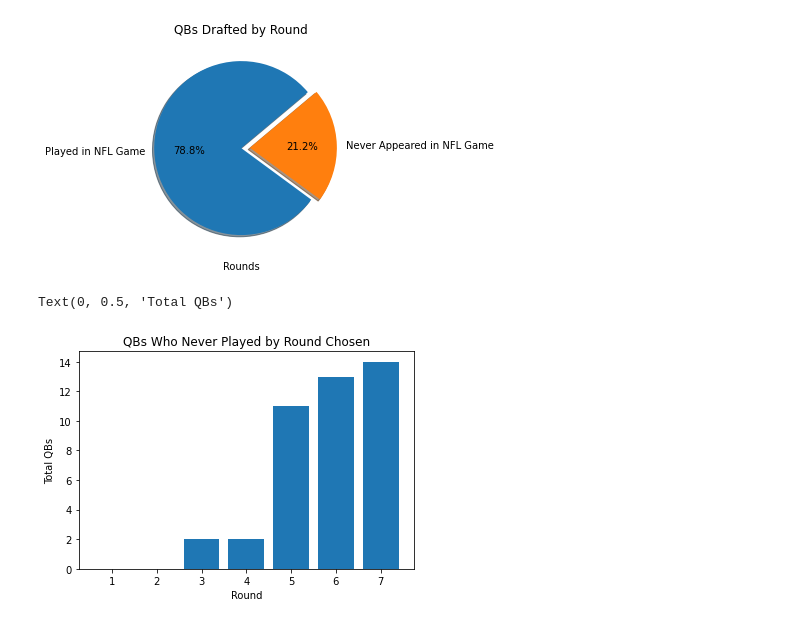
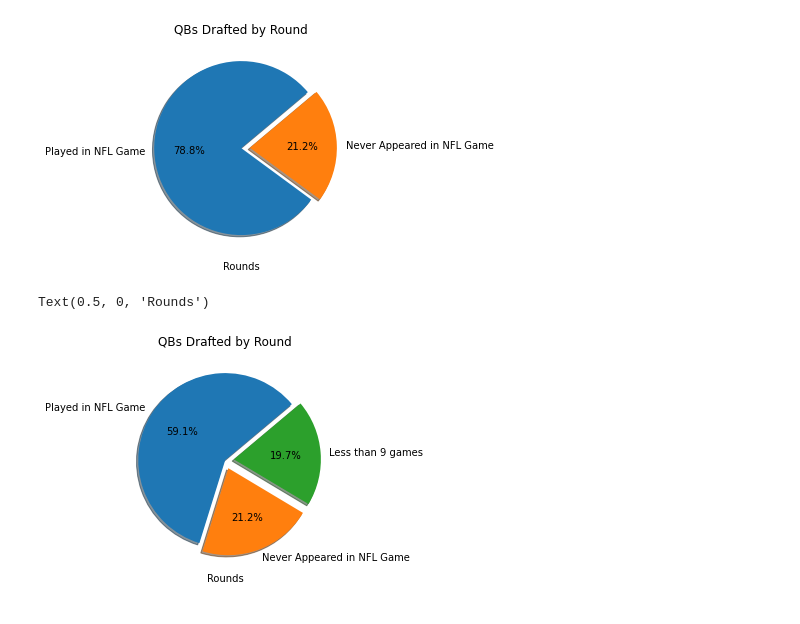
Before and after one commit to mikejackson35/mica_team, a Jupyter notebook: CC_QBDraftAnalysis.ipynb, the cells around one changed output. Cells and saved outputs as stored; diff of their text form; code cells hidden in the pictures.

```diff
--- a/CC_QBDraftAnalysis.ipynb
+++ b/CC_QBDraftAnalysis.ipynb
@@ -160,17 +101,22 @@ plt.xlabel('Rounds')
 # %% [output]
 Text(0.5, 0, 'Rounds')
 [figure]
-# %%
-no_games=never_appeared.groupby(['Rnd']).count()
-round2=[1,2,3,4,5,6,7]
-no_play_year=no_games['Year']
-no_play_year=no_play_year.tolist()
-no_play_year.insert(0,0)
-no_play_year.insert(0,0)
-plt.bar(round2,no_play_year)
-plt.title('QBs Who Never Played by Round Chosen')
-plt.xlabel('Round')
-plt.ylabel('Total QBs')
-# %% [output]
-Text(0, 0.5, 'Total QBs')
-[figure, removed]
+# %%
+#Create DataFrame to get QBs who never played in a game or played less than 9
+never_appeared=all_qb_df.loc[all_qb_df['G']==0,:]
+non_minimum_played=all_qb_df.loc[(all_qb_df['G']>0)&(all_qb_df['G']<9)]
+#Pie plot the QBs appeared vs never appeared percentage
+Round=all_qb_by_round.index
+total_picks=len(all_qb_df.index)
+not_enough=len(non_minimum_played.index)
+never=len(never_appeared.index)
+played=total_picks-(never+not_enough)
+sizes=[played,never,not_enough]
+labels=['Played in NFL Game','Never Appeared in NFL Game','Less than 9 games']
+explode = (0, 0.1,0.1)
+plt.pie(sizes, labels=labels,explode=explode,shadow=True,autopct='%1.1f%%',startangle=40)
+plt.title('QBs Drafted by Round')
+plt.xlabel('Rounds')
+# %% [output]
+Text(0.5, 0, 'Rounds')
+[figure, added]
```
Also changed, not shown: parts of 10 cells of this notebook, 10 other files.
